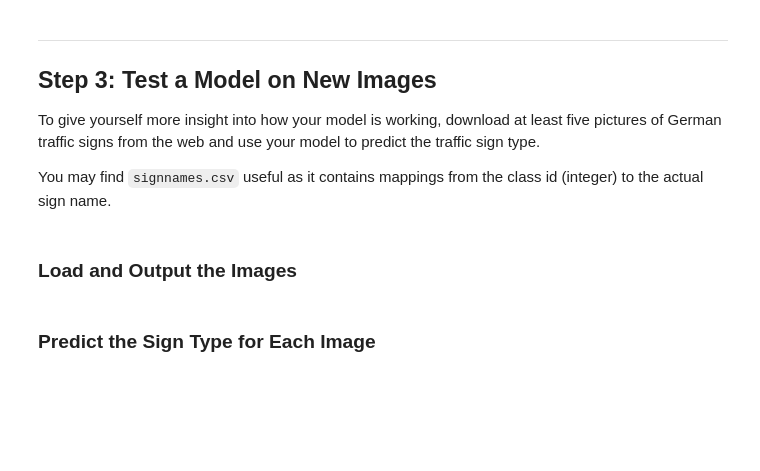
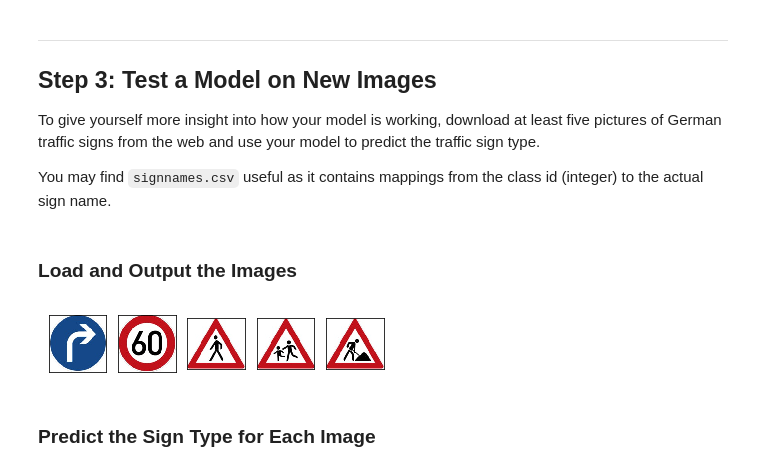
Before and after one commit to AmrShebl/CarND-Traffic-Sign-Classifier-Project, a Jupyter notebook: Traffic_Sign_Classifier.ipynb, the cells around one changed output. Drawn from its saved outputs; the diff is of its cells as text; code cells hidden in the pictures; blank space fills up the shorter version.

```diff
--- a/Traffic_Sign_Classifier.ipynb
+++ b/Traffic_Sign_Classifier.ipynb
@@ -147,6 +147,14 @@ Use the code cell (or multiple code cells, if necessary) to implement the first
 ### Preprocess the data here. It is required to normalize the data. Other preprocessing steps could include
 ### converting to grayscale, etc.
 ### Feel free to use as many code cells as needed.
+import numpy as np
+def rgb2gray(im):
+    im = np.dot(im[..., :3], [0.299, 0.587, 0.114])
+    im = im[:,:,:,None]
+    return im
+X_train = rgb2gray(X_train)
+X_valid = rgb2gray(X_valid)
+X_test = rgb2gray(X_test)
 X_train=(X_train-128)/128
 X_valid=(X_valid-128)/128
 X_test=(X_test-128)/128
@@ -182,2 +308,24 @@ You may find `signnames.csv` useful as it contains mappings from the class id (i
+# %%
+### Load the images and plot them here.
+### Feel free to use as many code cells as needed.
+from PIL import Image as pilImage
+def PIL2array(img):
+    r = np.array(img.getdata()).reshape(img.size[1], img.size[0], 3)
+    return r.tolist()
+test_image1 = pilImage.open('./WebImages/TestImage1.jpg')
+test_image2 = pilImage.open('./WebImages/TestImage2.jpg')
+test_image3 = pilImage.open('./WebImages/TestImage3.jpg')
+test_image4 = pilImage.open('./WebImages/TestImage4.jpg')
+test_image5 = pilImage.open('./WebImages/TestImage5.jpg')
+correct_estimates=np.array([33, 3, 27, 28, 25])
+input_images = [test_image1, test_image2, test_image3, test_image4, test_image5]
+f, plots = plt.subplots(1, len(input_images))
+for i, image in enumerate(input_images):
+    plots[i].imshow(image)
+    plots[i].set_xticks([], [])
+    plots[i].set_yticks([], [])
+plt.show()
+# %% [output]
+[figure, added]
 # %% [markdown]
 ### Predict the Sign Type for Each Image
```
Also changed, not shown: parts of 10 cells of this notebook, 11 other files.
